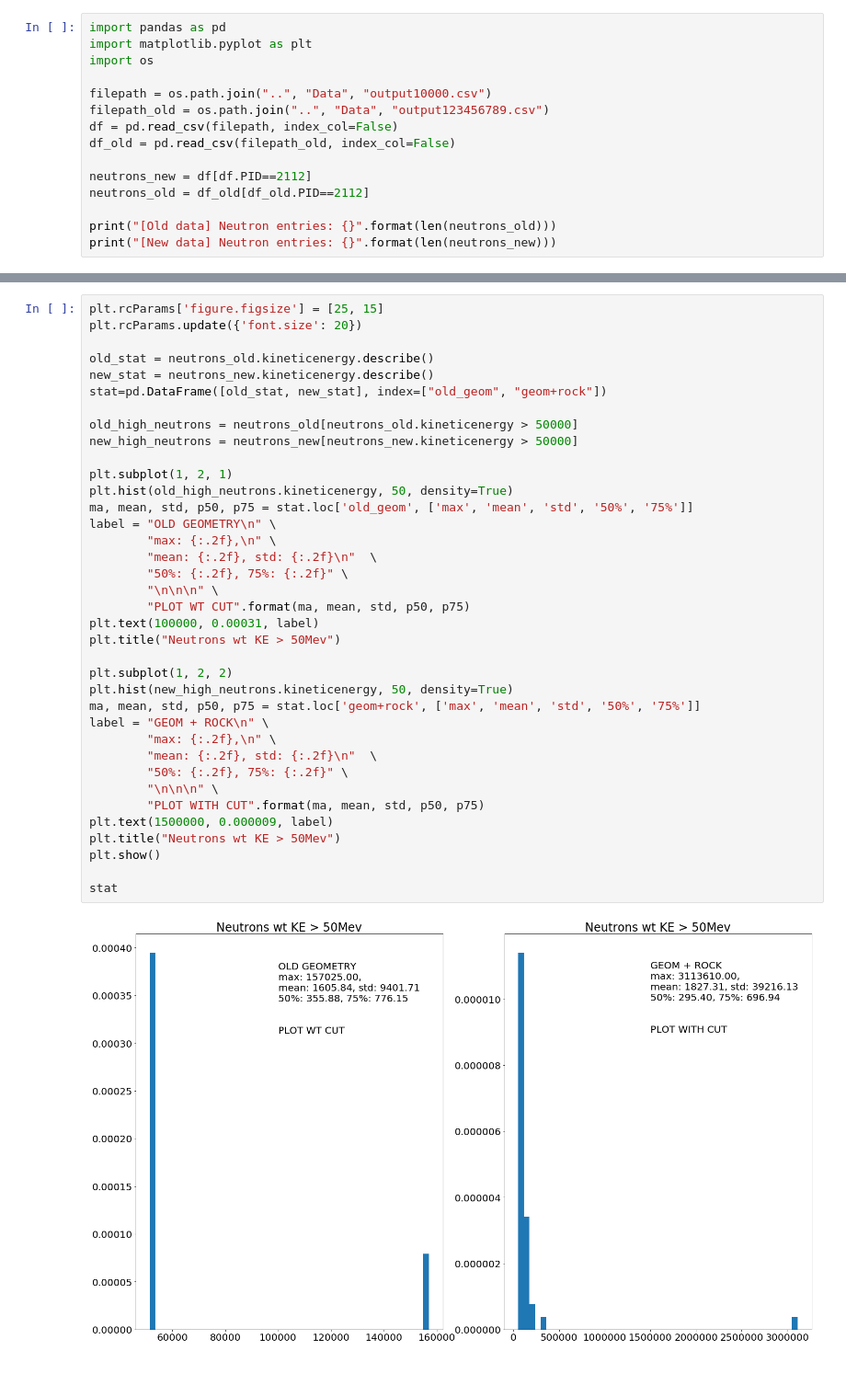
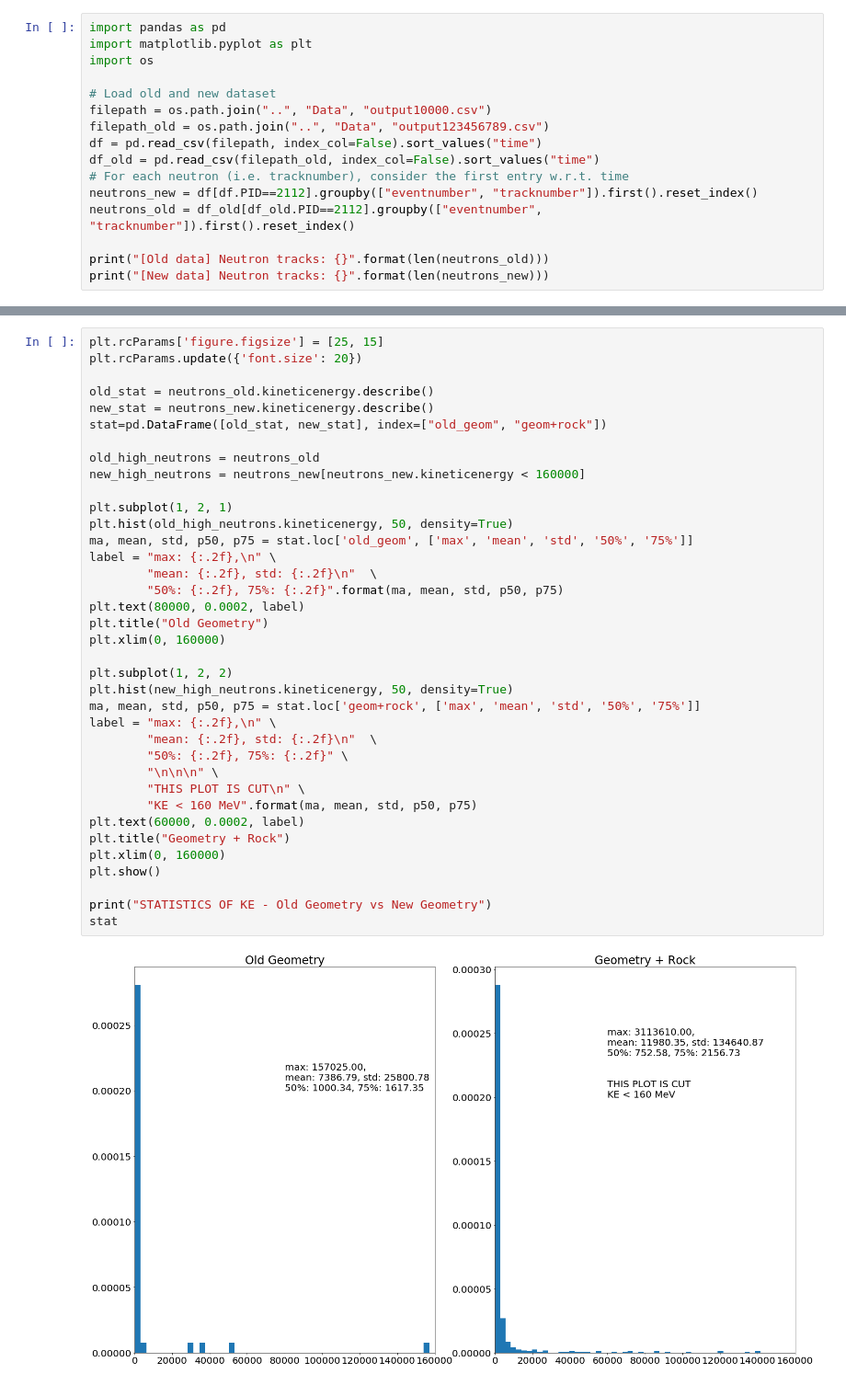
Before and after one commit to luigiberducci/ML4NP, a Jupyter notebook: Notebooks/showering_in_new_data_10kmuons.ipynb, the cells around one changed output, grey strips where cells are left out. Shown at 92% size. Cells and saved outputs as stored; diff of their text form.

Commit message:
complete notebook showering in new data

```diff
--- a/Notebooks/showering_in_new_data_10kmuons.ipynb
+++ b/Notebooks/showering_in_new_data_10kmuons.ipynb
@@ -6,14 +10,15 @@ import pandas as pd
 import matplotlib.pyplot as plt
 import os
 
+# Load old and new dataset
 filepath = os.path.join("..", "Data", "output10000.csv")
 filepath_old = os.path.join("..", "Data", "output123456789.csv")
-df = pd.read_csv(filepath, index_col=False)
-df_old = pd.read_csv(filepath_old, index_col=False)
+df = pd.read_csv(filepath, index_col=False).sort_values("time")
+df_old = pd.read_csv(filepath_old, index_col=False).sort_values("time")
+# For each neutron (i.e. tracknumber), consider the first entry w.r.t. time
+neutrons_new = df[df.PID==2112].groupby(["eventnumber", "tracknumber"]).first().reset_index()
+neutrons_old = df_old[df_old.PID==2112].groupby(["eventnumber", "tracknumber"]).first().reset_index()
 
-neutrons_new = df[df.PID==2112]
-neutrons_old = df_old[df_old.PID==2112]
-
-print("[Old data] Neutron entries: {}".format(len(neutrons_old)))
-print("[New data] Neutron entries: {}".format(len(neutrons_new)))
+print("[Old data] Neutron tracks: {}".format(len(neutrons_old)))
+print("[New data] Neutron tracks: {}".format(len(neutrons_new)))
 # %% [output]
@@ -22,39 +27,39 @@ print("[New data] Neutron entries: {}".format(len(neutrons_new)))
 # %%
 plt.rcParams['figure.figsize'] = [25, 15]
 plt.rcParams.update({'font.size': 20})
 
 old_stat = neutrons_old.kineticenergy.describe()
 new_stat = neutrons_new.kineticenergy.describe()
 stat=pd.DataFrame([old_stat, new_stat], index=["old_geom", "geom+rock"])
 
-old_high_neutrons = neutrons_old[neutrons_old.kineticenergy > 50000]
-new_high_neutrons = neutrons_new[neutrons_new.kineticenergy > 50000]
+old_high_neutrons = neutrons_old
+new_high_neutrons = neutrons_new[neutrons_new.kineticenergy < 160000]
 
 plt.subplot(1, 2, 1)
 plt.hist(old_high_neutrons.kineticenergy, 50, density=True)
 ma, mean, std, p50, p75 = stat.loc['old_geom', ['max', 'mean', 'std', '50%', '75%']]
-label = "OLD GEOMETRY\n" \
-        "max: {:.2f},\n" \
+label = "max: {:.2f},\n" \
         "mean: {:.2f}, std: {:.2f}\n"  \
-        "50%: {:.2f}, 75%: {:.2f}" \
-        "\n\n\n" \
-        "PLOT WT CUT".format(ma, mean, std, p50, p75)
-plt.text(100000, 0.00031, label)
-plt.title("Neutrons wt KE > 50Mev")
+        "50%: {:.2f}, 75%: {:.2f}".format(ma, mean, std, p50, p75)
+plt.text(80000, 0.0002, label)
+plt.title("Old Geometry")
+plt.xlim(0, 160000)
 
 plt.subplot(1, 2, 2)
 plt.hist(new_high_neutrons.kineticenergy, 50, density=True)
 ma, mean, std, p50, p75 = stat.loc['geom+rock', ['max', 'mean', 'std', '50%', '75%']]
-label = "GEOM + ROCK\n" \
-        "max: {:.2f},\n" \
+label = "max: {:.2f},\n" \
         "mean: {:.2f}, std: {:.2f}\n"  \
         "50%: {:.2f}, 75%: {:.2f}" \
         "\n\n\n" \
-        "PLOT WITH CUT".format(ma, mean, std, p50, p75)
-plt.text(1500000, 0.000009, label)
-plt.title("Neutrons wt KE > 50Mev")
+        "THIS PLOT IS CUT\n" \
+        "KE < 160 MeV".format(ma, mean, std, p50, p75)
+plt.text(60000, 0.0002, label)
+plt.title("Geometry + Rock")
+plt.xlim(0, 160000)
 plt.show()
 
+print("STATISTICS OF KE - Old Geometry vs New Geometry")
 stat
 # %% [output]
-[figure, old version]
+[figure, new version]
```
Also changed, not shown: parts of 7 cells of this notebook.
